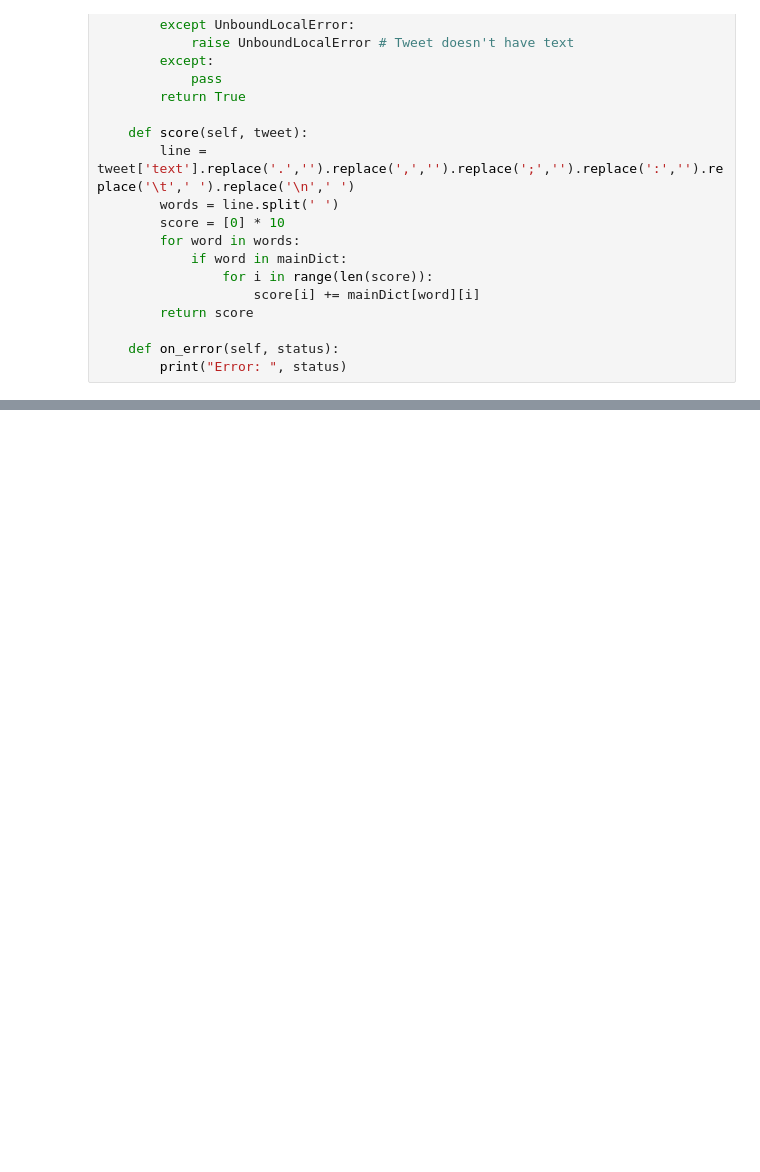
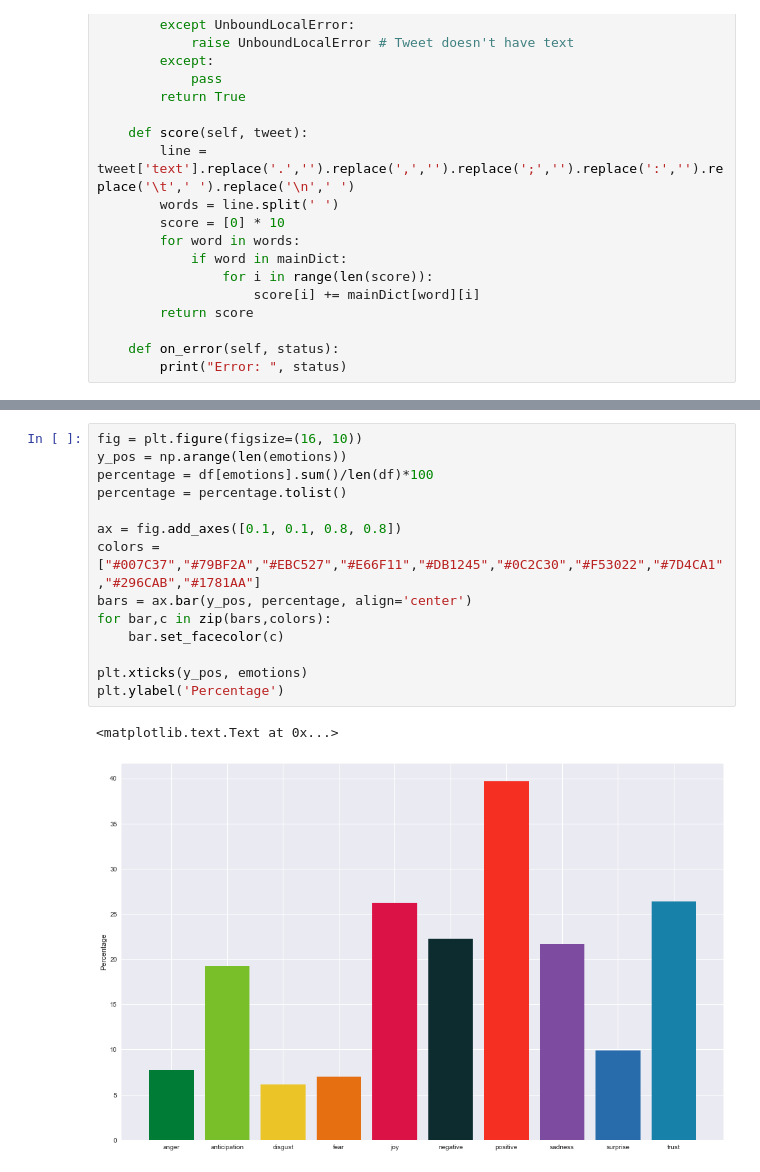
Before and after one commit to abcsds/EmotionInText, a Jupyter notebook: Presentation.ipynb, the cells around one changed output, grey strips where cells are left out. Drawn from its saved outputs; the diff is of its cells as text; blank space fills up the shorter version.

```diff
--- a/Presentation.ipynb
+++ b/Presentation.ipynb
@@ -129,3 +280,20 @@ df.sum()
+# %%
+fig = plt.figure(figsize=(16, 10))
+y_pos = np.arange(len(emotions))
+percentage = df[emotions].sum()/len(df)*100
+percentage = percentage.tolist()
+
+ax = fig.add_axes([0.1, 0.1, 0.8, 0.8])
+colors = ["#007C37","#79BF2A","#EBC527","#E66F11","#DB1245","#0C2C30","#F53022","#7D4CA1","#296CAB","#1781AA"]
+bars = ax.bar(y_pos, percentage, align='center')
+for bar,c in zip(bars,colors):
+    bar.set_facecolor(c)
+
+plt.xticks(y_pos, emotions)
+plt.ylabel('Percentage')
+# %% [output]
+<matplotlib.text.Text at 0x...>
+[figure, added]
 # %%
 cor = df.corr()
 cor
```
Also changed, not shown: parts of 33 cells of this notebook.
